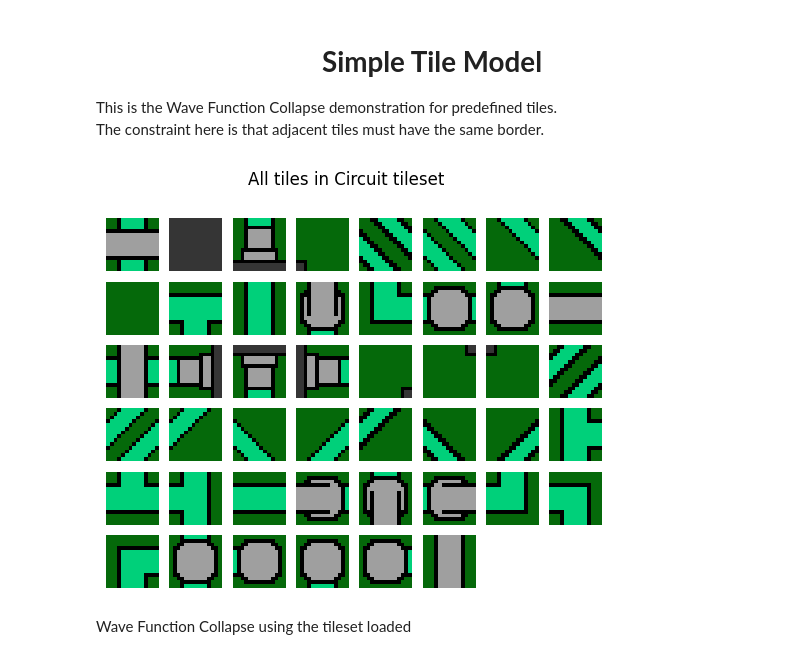
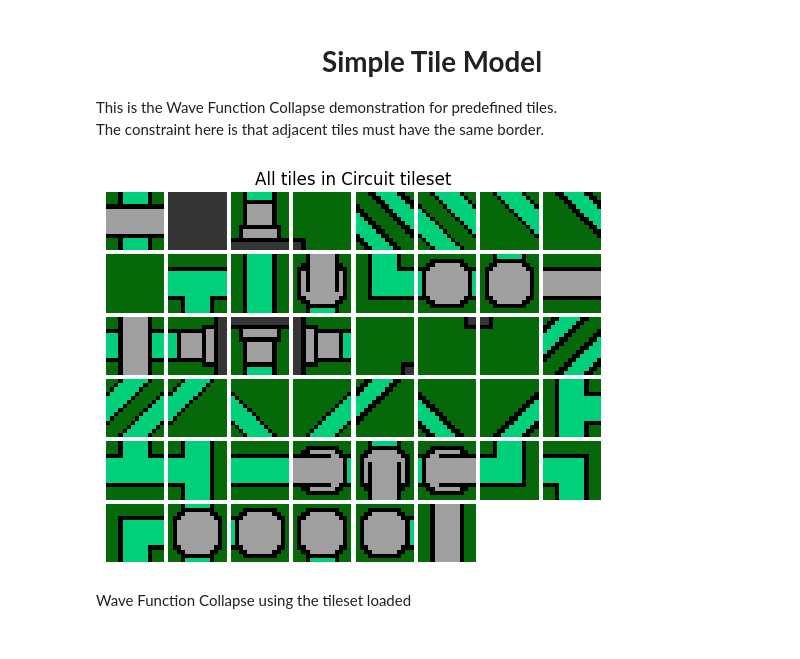
Before and after one commit to Ngoc-Cac/Wave-Function-Collapse, a Jupyter notebook: src/demo.ipynb, the cells around one changed output. Saved outputs shown, nothing was run; the diff lists cells and outputs as text; code cells hidden in the pictures.

Commit message:
enhanced grid drawing in utils.show_tiles

```diff
--- a/src/demo.ipynb
+++ b/src/demo.ipynb
@@ -13,14 +13,14 @@ The constraint here is that adjacent tiles must have the same border.
 # %%
 tileset_name = 'Circuit'
 tile_folder = osp.join('..', 'images', 'tilesets', tileset_name)
 patterns = load_patterns(tile_folder)
 
 
-fig, axes = show_tiles(patterns)
-fig.suptitle(f'All tiles in {tileset_name} tileset')
+ax = show_tiles(patterns)
+ax.set_title('All tiles in Circuit tileset', loc='center')
 pass
 # %% [output]
-[figure, old version]
+[figure, new version]
 # %% [markdown]
 Wave Function Collapse using the tileset loaded
 # %%
```
Also changed, not shown: parts of 5 cells of this notebook, 2 other files.
